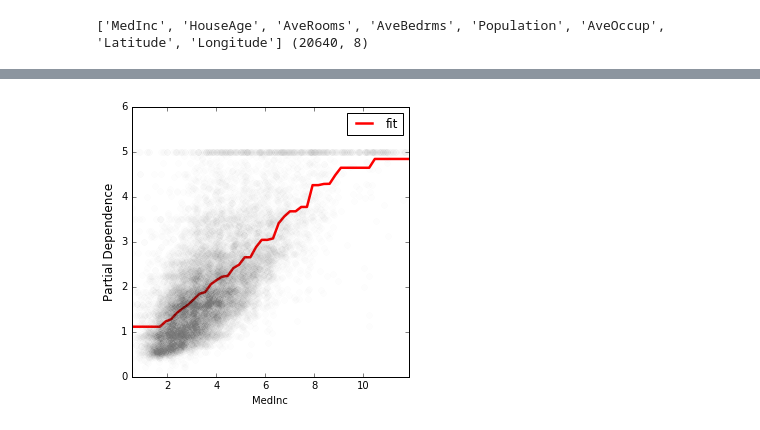
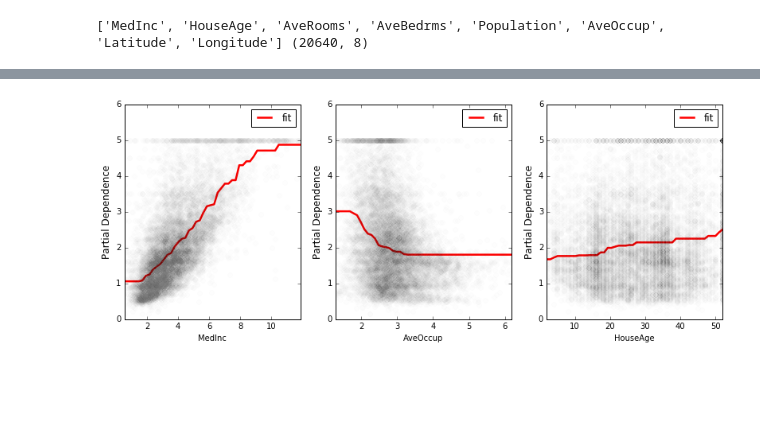
Before and after one commit to XiaoxiaoWang87/xgboost_mono_test, a Jupyter notebook: xgboost_monotonicity_tutorial.ipynb, the cells around one changed output, grey strips where cells are left out. Cells and saved outputs as stored; diff of their text form; code cells hidden in the pictures; blank space fills up the shorter version.

Commit message:
three features

```diff
--- a/xgboost_monotonicity_tutorial.ipynb
+++ b/xgboost_monotonicity_tutorial.ipynb
@@ -23,15 +23,14 @@ X_train, X_test, y_train, y_test = train_test_split(cal_housing.data,
                                                     test_size=0.4,
                                                     random_state=123)
 # %%
-feature_names = ['MedInc']#, 'AveOccup', 'HouseAge']
+feature_names = ['MedInc', 'AveOccup', 'HouseAge']
 feature_ids = [cal_housing.feature_names.index(f) for f in feature_names]
 # %%
 dtrain = xgb.DMatrix(X_train[:, feature_ids].reshape(len(X_train), len(feature_ids)), label = y_train)
 dtest =  xgb.DMatrix(X_test[:, feature_ids].reshape(len(X_test), len(feature_ids)), label = y_test)
 # %%
-feature_monotones = [0] * (len(feature_names))
-#feature_monotones = [1, -1, 1]
-feature_monotones = [1]
+#feature_monotones = [0] * (len(feature_names))
+feature_monotones = [1, -1, 1]
 
 params = {'max_depth': 2,
           'eta': 0.1,
@@ -89,33 +88,32 @@ def partial_dependency(bst, X, y, feature_ids = [], f_id = -1):
     return grid, y_pred
 # %%
 fig, ax = plt.subplots(1, len(feature_names))
-fig.set_size_inches(len(feature_names) * 5, 5)
-plt.subplots_adjust(left = 0.17, right = 0.94, bottom = 0.15, top = 0.9)
+fig.set_size_inches(len(feature_names) * 4, 5)
+plt.subplots_adjust(left = 0.07, right = 0.94, bottom = 0.15, top = 0.9)
 
 for i, f in enumerate(feature_names):
 
     grid, y_pred = partial_dependency(bst,
                                       X_train,
                                       y_train,
                                       feature_ids = feature_ids,
                                       f_id = cal_housing.feature_names.index(f)
                                      )
 
     if i ==0 and len(feature_names) == 1:
         axis = ax
     else:
         axis = ax[i]
 
     axis.plot(grid, y_pred, '-', color = 'red', linewidth = 2.5, label='fit')
     axis.plot(X_train[:, cal_housing.feature_names.index(f)], y_train, 'o', color = 'grey', alpha = 0.01)
 
     axis.set_xlim(min(grid), max(grid))
     axis.set_xlabel(f, fontsize = 10)
     axis.set_ylabel('Partial Dependence', fontsize = 12)
 
     handles, labels = axis.get_legend_handles_labels()
     axis.legend(handles, labels, loc = 'best', fontsize = 12)
-    plt.savefig('w_constraint_one_feature.png')
-    #plt.savefig('w_constraint_three_feature.png')
+    plt.savefig('w_constraint_three_feature.png')
 # %% [output]
-[figure, old version]
+[figure, new version]
```
Also changed, not shown: parts of 1 cell of this notebook.
